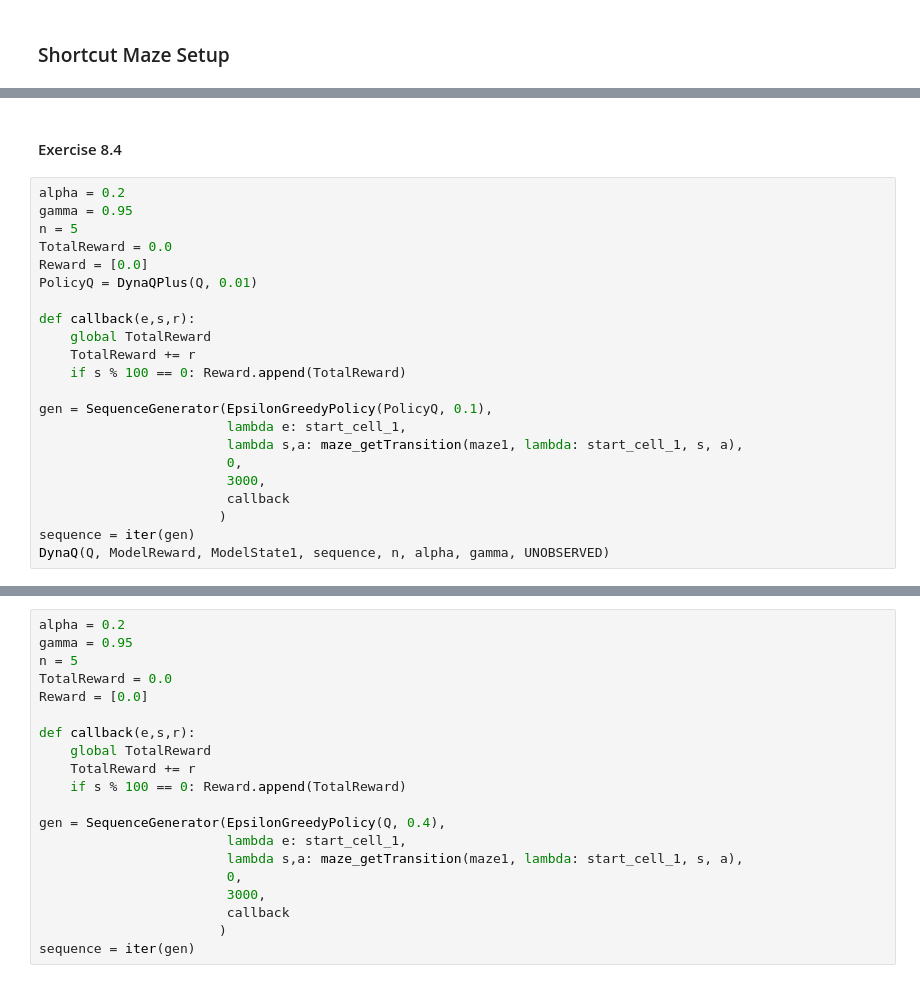
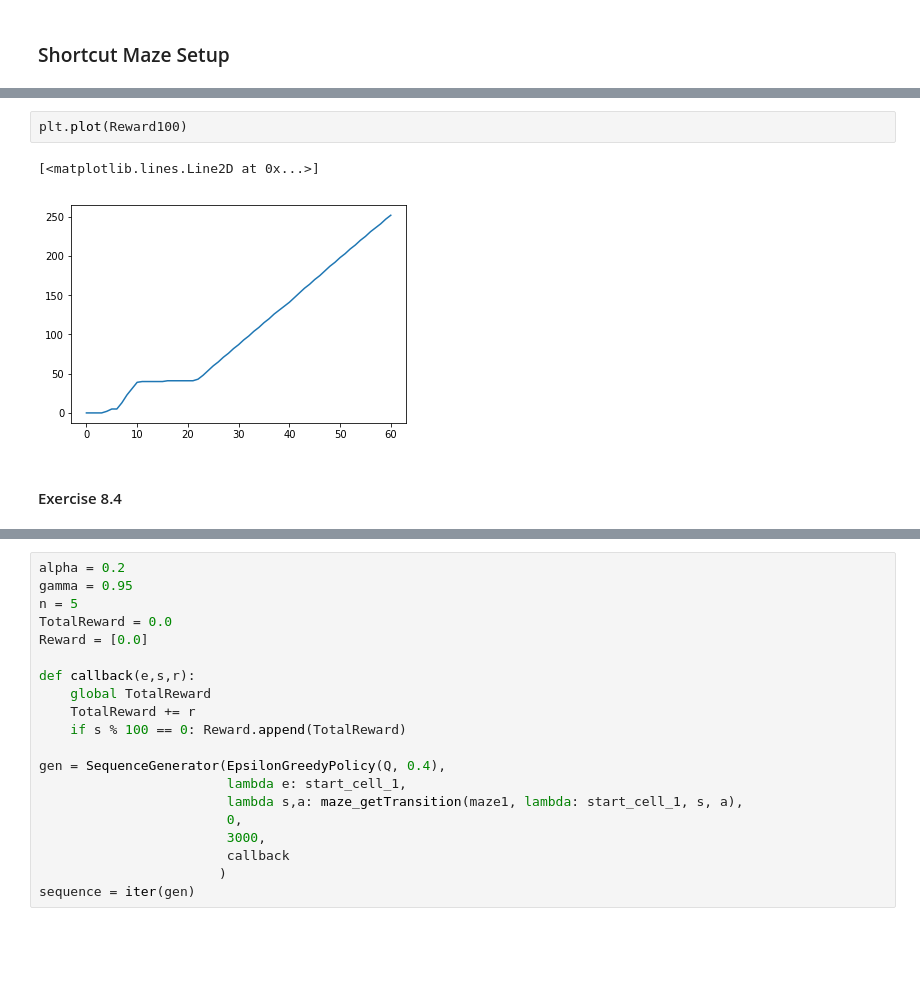
Before and after one commit to muarvyn/SuttonBartoRLBook.exercise, a Jupyter notebook: ShortcutMaze/Q-Planning.ipynb, the cells around one changed output, grey strips where cells are left out. Saved outputs shown, nothing was run; the diff lists cells and outputs as text; blank space fills up the shorter version.

```diff
--- a/ShortcutMaze/Q-Planning.ipynb
+++ b/ShortcutMaze/Q-Planning.ipynb
@@ -181,24 +252,7 @@ class DynaQPlus:
+# %%
+plt.plot(Reward100)
+# %% [output]
+[<matplotlib.lines.Line2D at 0x...>]
+[figure, added]
 # %% [markdown]
 #### Exercise 8.4
-# %%
-alpha = 0.2
-gamma = 0.95
-n = 5
-TotalReward = 0.0
-Reward = [0.0]
-PolicyQ = DynaQPlus(Q, 0.01)
-
-def callback(e,s,r):
-    global TotalReward
-    TotalReward += r
-    if s % 100 == 0: Reward.append(TotalReward)
-
-gen = SequenceGenerator(EpsilonGreedyPolicy(PolicyQ, 0.1),
-                        lambda e: start_cell_1,
-                        lambda s,a: maze_getTransition(maze1, lambda: start_cell_1, s, a),
-                        0,
-                        3000,
-                        callback
-                       )
-sequence = iter(gen)
-DynaQ(Q, ModelReward, ModelState1, sequence, n, alpha, gamma, UNOBSERVED)
```
Also changed, not shown: parts of 27 cells of this notebook.
